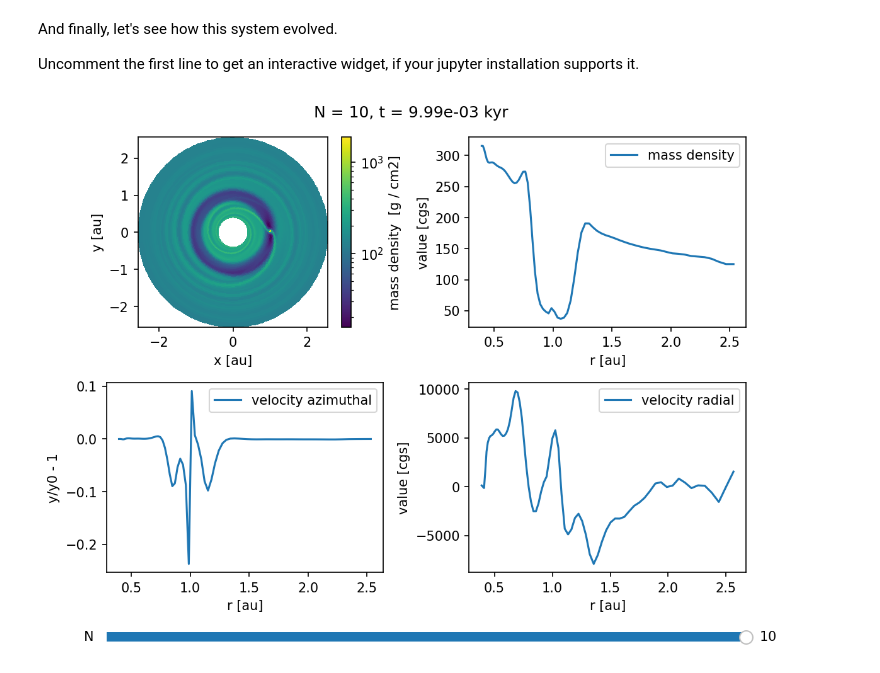
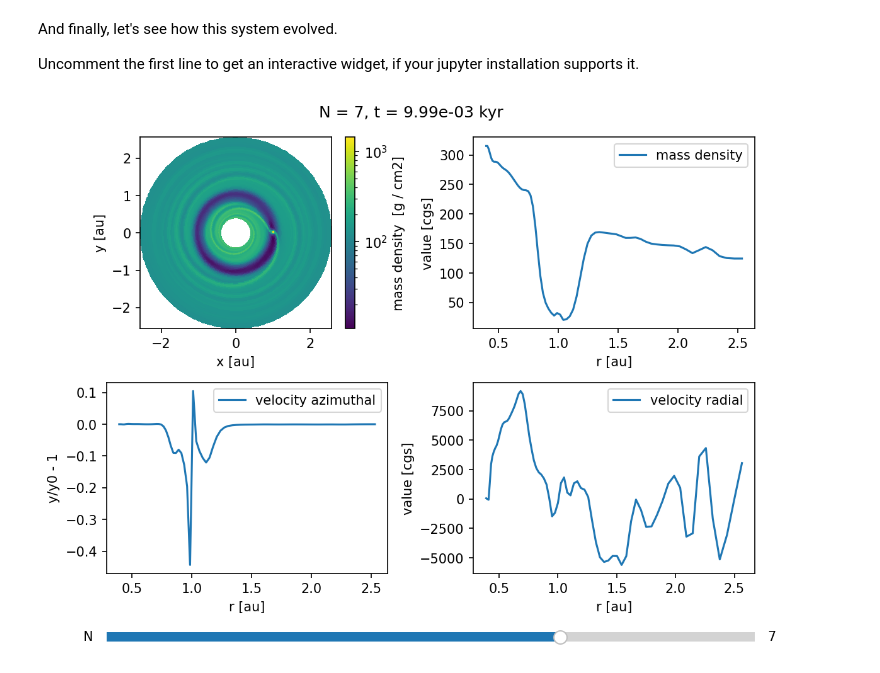
Before and after one commit to rometsch/fargocpt, a Jupyter notebook: examples/400_Custom_Initial_Conditions.ipynb, the cells around one changed output. Drawn from its saved outputs; the diff is of its cells as text; code cells hidden in the pictures.

```diff
--- a/examples/400_Custom_Initial_Conditions.ipynb
+++ b/examples/400_Custom_Initial_Conditions.ipynb
@@ -486,11 +471,11 @@ And finally, let's see how this system evolved.
 
 Uncomment the first line to get an interactive widget, if your jupyter installation supports it.
 # %%
-# %matplotlib widget
-Overview("output/out",
+%matplotlib inline
+Overview("output/out", start=7,
         vars=["2:mass density",
                 "1:mass density",
                 "1:velocity azimuthal:rel",
-                "1:velocity radial"]).create()
+                "1:velocity radial"]).create();
 # %% [output]
-[figure, old version]
+[figure, new version]
```
Also changed, not shown: parts of 9 cells of this notebook, 6 other files.
